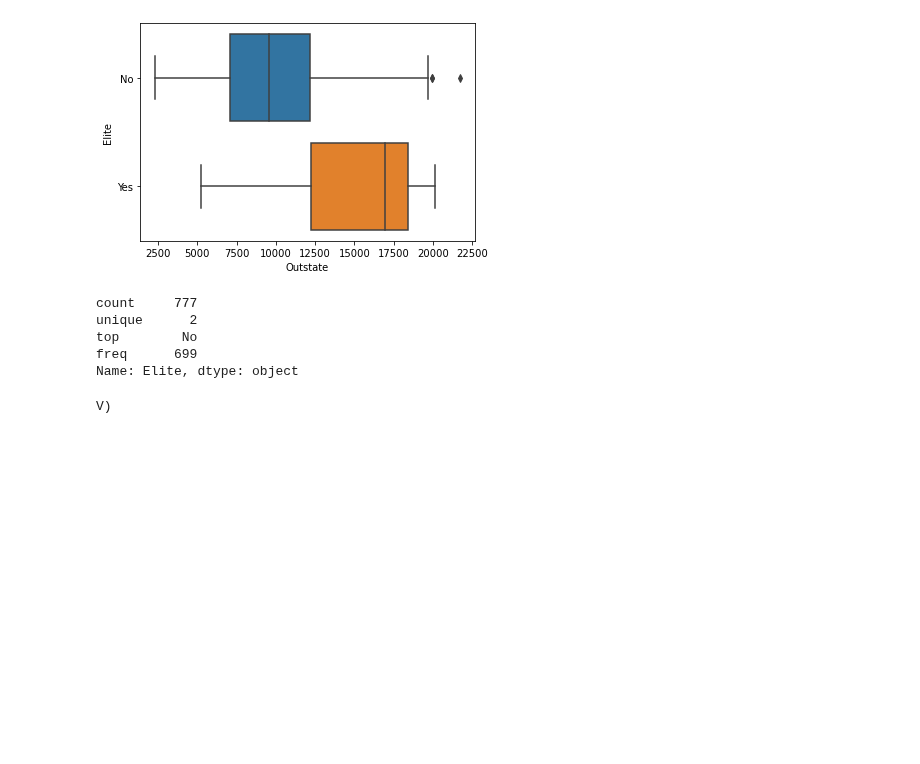
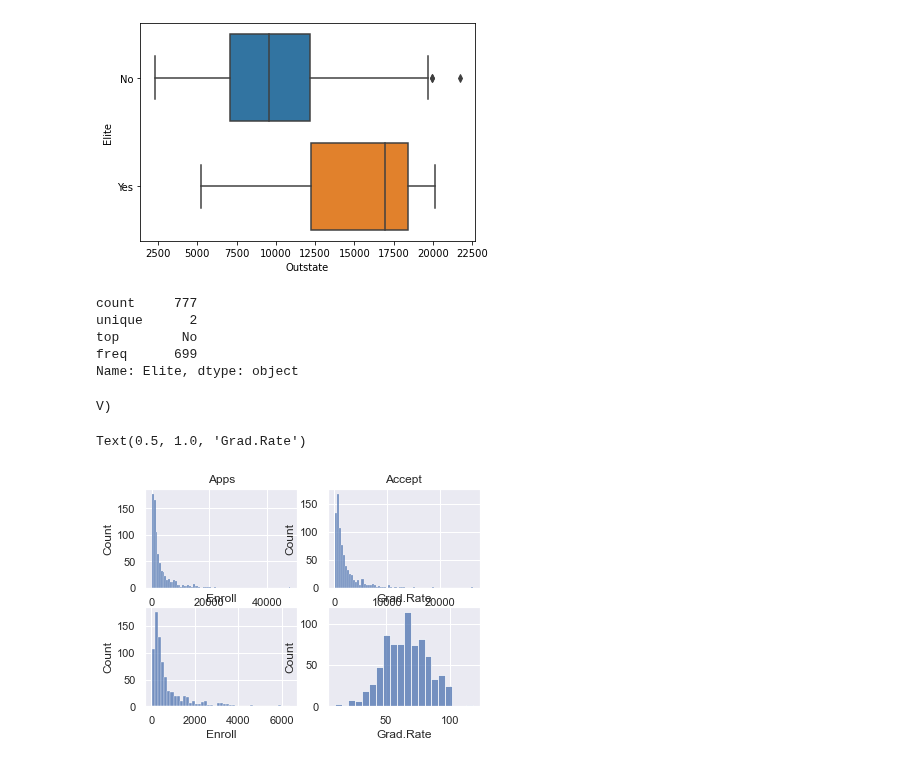
Before and after one commit to josinovmota/Defeating-An-introduction-to-statistical-learning, a Jupyter notebook: Exercises/2.4 Exercises/main.ipynb, the cells around one changed output. Cells and saved outputs as stored; diff of their text form; code cells hidden in the pictures; blank space fills up the shorter version.

```diff
--- a/Exercises/2.4 Exercises/main.ipynb
+++ b/Exercises/2.4 Exercises/main.ipynb
@@ -289,7 +290,33 @@ unique      2
 top        No
 freq      699
 Name: Elite, dtype: object
-# %%
-print('V)')
-# %% [output]
-V)
+# %%
+print('V)')
+
+newdf = df[['Apps', 'Accept', 'Enroll', 'Grad.Rate']]
+
+sns.set()
+
+#Apps
+plt.subplot(221)
+sns.histplot(data=newdf, x='Apps')
+plt.title('Apps')
+
+#Accept
+plt.subplot(2, 2, 2)
+sns.histplot(data=newdf, x='Accept')
+plt.title('Accept')
+
+#Enroll
+plt.subplot(2, 2, 3)
+sns.histplot(data=newdf, x='Enroll')
+plt.title('Enroll')
+
+#Grad.Rate
+plt.subplot(2, 2, 4)
+sns.histplot(data=newdf, x='Grad.Rate')
+plt.title('Grad.Rate')
+# %% [output]
+V)
+Text(0.5, 1.0, 'Grad.Rate')
+[figure, added]
```
Also changed, not shown: parts of 1 cell of this notebook, 1 other file.
